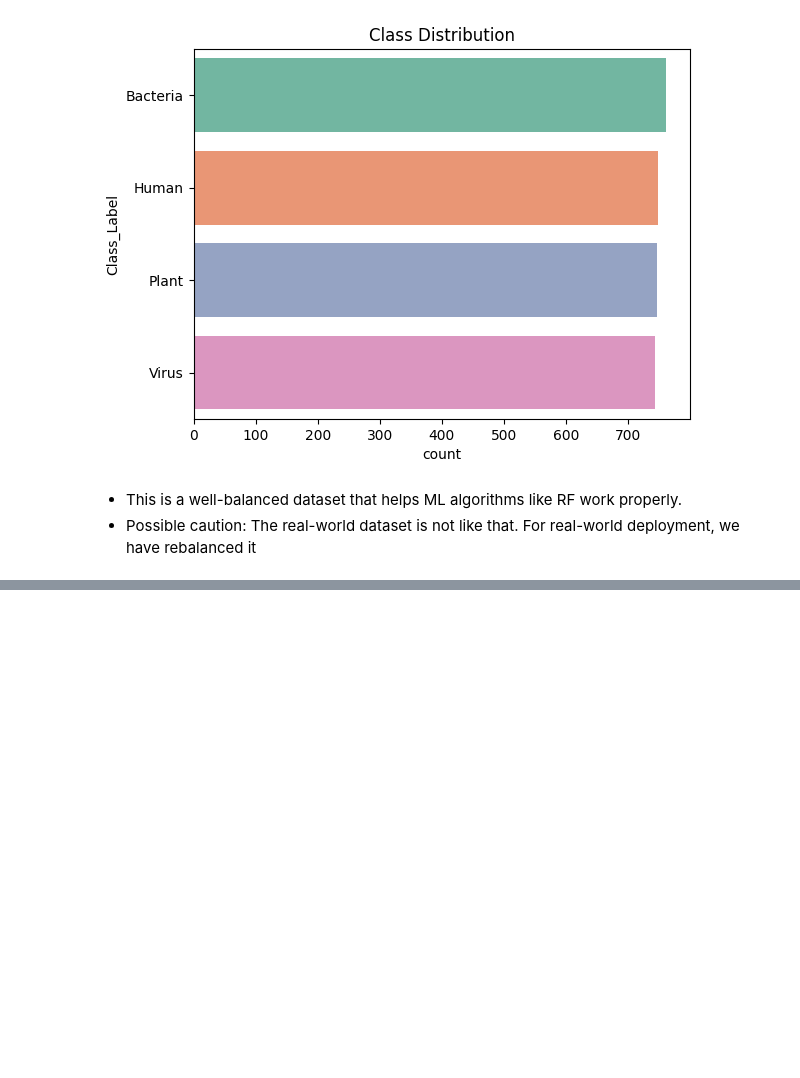
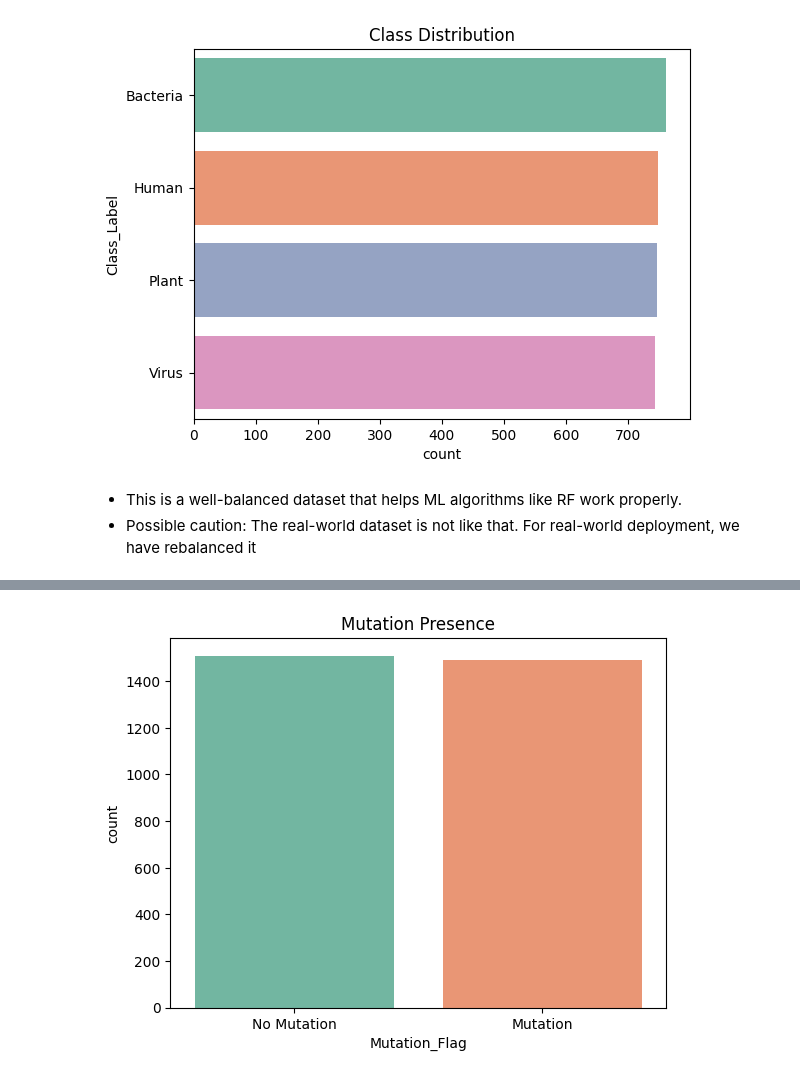
Before and after one commit to alabhastam/BioSeqClassifier, a Jupyter notebook: main.ipynb, the cells around one changed output, grey strips where cells are left out. Drawn from its saved outputs; the diff is of its cells as text; code cells hidden in the pictures; blank space fills up the shorter version.

```diff
--- a/main.ipynb
+++ b/main.ipynb
@@ -144,0 +152,7 @@ plt.show()
+# %%
+sns.countplot(x='Mutation_Flag', data=df, palette='Set2')
+plt.title("Mutation Presence")
+plt.xticks([0,1], ["No Mutation", "Mutation"])
+plt.show()
+# %% [output]
+[figure, added]
```
Also changed, not shown: parts of 8 cells of this notebook.
